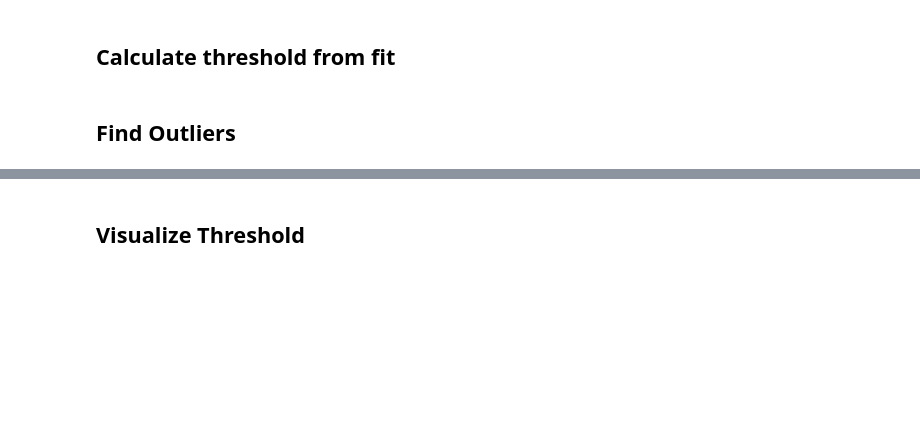
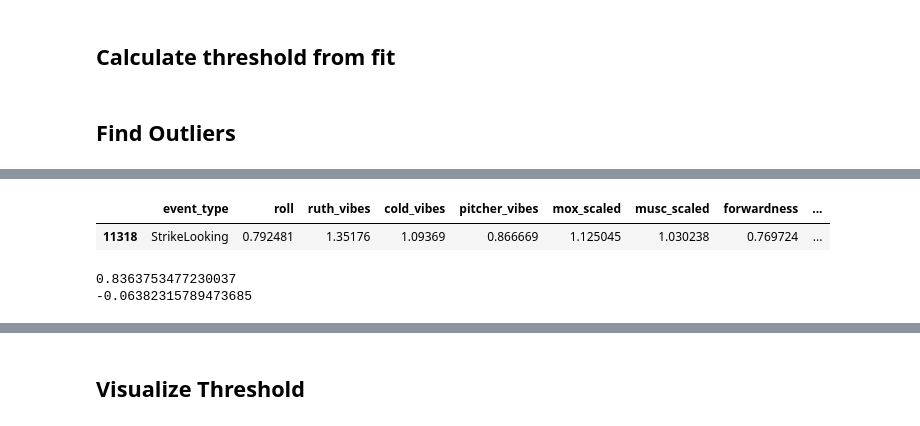
Before and after one commit to xSke/resim, a Jupyter notebook: notebooks/find_roll_formula_strikes-s19.ipynb, the cells around one changed output, grey strips where cells are left out. Saved outputs shown, nothing was run; the diff lists cells and outputs as text; code cells hidden in the pictures; blank space fills up the shorter version.

```diff
--- a/notebooks/find_roll_formula_strikes-s19.ipynb
+++ b/notebooks/find_roll_formula_strikes-s19.ipynb
@@ -74,6 +74,8 @@ df = load.data("strikes", season=season)
 
 flinch_data = False
 
+# print(load.player_attribute(df, 'pitcher', 'ruthlessness', vibes=True, mods=True, items=True, broken_items=True)[19599])
+# print(load.player_attribute(df.loc[19599:19599, :], 'pitcher', 'ruthlessness', vibes=True, mods=True, items=True, broken_items=True))
 df["ruth_vibes"] = load.player_attribute(
     # These values are mandatory: the dataframe, the player role, and the attribute
     df, 'pitcher', 'ruthlessness',
@@ -82,6 +84,9 @@ df["ruth_vibes"] = load.player_attribute(
 )
 df["cold_vibes"] = load.player_attribute(df, 'pitcher', 'coldness', vibes=True, mods=True, items=True, broken_items=True)
 
+df["ruth_scaled"] = load.player_attribute(df, 'pitcher', 'ruthlessness', vibes=False, mods=True, items=True, broken_items=True)
+df["cold_scaled"] = load.player_attribute(df, 'pitcher', 'coldness', vibes=False, mods=True, items=True, broken_items=True)
+
 df["musc_scaled"] = load.player_attribute(df, 'batter', 'musclitude', vibes=False, mods=True, items=True, broken_items=True)
 df["mox_scaled"] = load.player_attribute(df, 'batter', 'moxie', vibes=False, mods=True, items=True, broken_items=True)
 
@@ -434,3 +461,57 @@ dtype: int64
 # print(outliers_by_pitcher.sort_values())
 # print(outlier_fraction_b.sort_values())
 pd.set_option("display.max_rows", 60)  # default 60
+# %%
+for print_points in [("44a57803-045e-41aa-bc57-b76e6f50966f", 258)
+                      ]:
+    line = df[(df["game_id"] == print_points[0]) & (df["play_count"] == print_points[1])]
+line[[
+        "event_type",
+        "roll",
+        # "threshold",
+        # "offset",
+        "ruth_vibes",
+        "cold_vibes",
+        # "ruth_items",
+        # "cold_items",
+        "pitcher_vibes",
+        "mox_scaled",
+        "musc_scaled",
+        "forwardness",
+        # "pitcher_coldness",
+        "hypediff",
+        # "pitching_team_hype",
+        # "batting_team_hype",
+        "batter_name",
+        "pitcher_name",
+        # "batter_mods",
+        # "pitcher_mods",
+        # "batting_team_mods",
+        # "pitching_team_mods",
+        "day",
+        # "game_id",
+        # "play_count",
+        # "weather",
+        #  'ball_count',
+        #  'strike_count',
+        #  'out_count',
+        # "baserunner_count",
+        # "inning",
+        # "home_score",
+        # "away_score",
+        # "top_of_inning",
+    ]]
+# %% [output]
+|  | event_type | roll | ruth_vibes | cold_vibes | pitcher_vibes | mox_scaled | musc_scaled | forwardness | ... |
+| 11318 | StrikeLooking | 0.792481 | 1.35176 | 1.09369 | 0.866669 | 1.125045 | 1.030238 | 0.769724 | ... |
+# %%
+print(0.3
+      + 0.285 * ((1.8052801115624706*10 + 0.704325)/11) +
+      -0.085 * (1.135617 - 0.747848) - 0.035 * abs(1.135617 - 0.747848)
+      + 0.1 * 0.563717
+      + 0.057 * 0.711506
+     )
+print(-0.016536/(0.285*10/11))
+# %% [output]
+0.8363753477230037
+-0.06382315789473685
```
Also changed, not shown: parts of 14 cells of this notebook, 4 other files.
